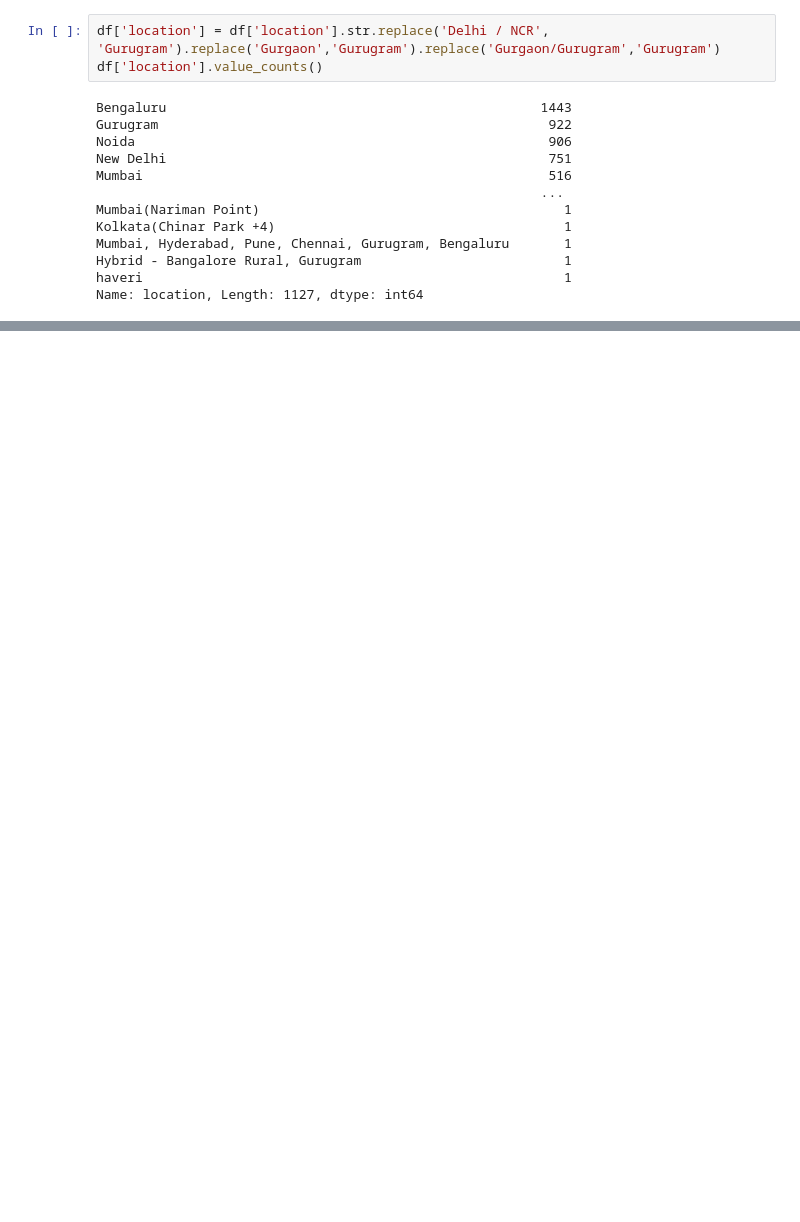
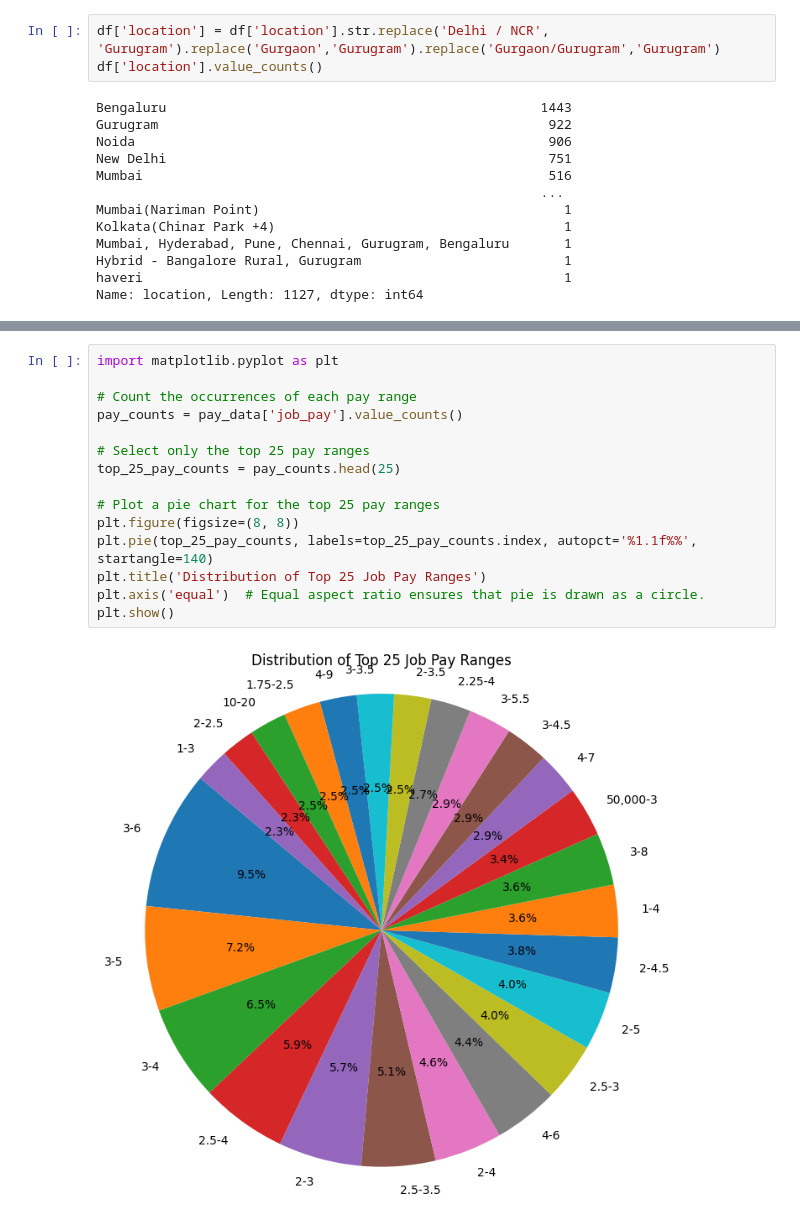
Before and after one commit to jaipathak1972/Skill_Gap_Analysis_Tool, a Jupyter notebook: data_cleaning/cleaning.ipynb, the cells around one changed output, grey strips where cells are left out. Cells and saved outputs as stored; diff of their text form; blank space fills up the shorter version.

Commit message:
very messy data

```diff
--- a/data_cleaning/cleaning.ipynb
+++ b/data_cleaning/cleaning.ipynb
@@ -345,0 +819,17 @@ Name: location, Length: 1127, dtype: int64
+# %%
+import matplotlib.pyplot as plt
+
+# Count the occurrences of each pay range
+pay_counts = pay_data['job_pay'].value_counts()
+
+# Select only the top 25 pay ranges
+top_25_pay_counts = pay_counts.head(25)
+
+# Plot a pie chart for the top 25 pay ranges
+plt.figure(figsize=(8, 8))
+plt.pie(top_25_pay_counts, labels=top_25_pay_counts.index, autopct='%1.1f%%', startangle=140)
+plt.title('Distribution of Top 25 Job Pay Ranges')
+plt.axis('equal')  # Equal aspect ratio ensures that pie is drawn as a circle.
+plt.show()
+# %% [output]
+[figure, added]
```
Also changed, not shown: parts of 19 cells of this notebook, 1 other file.
